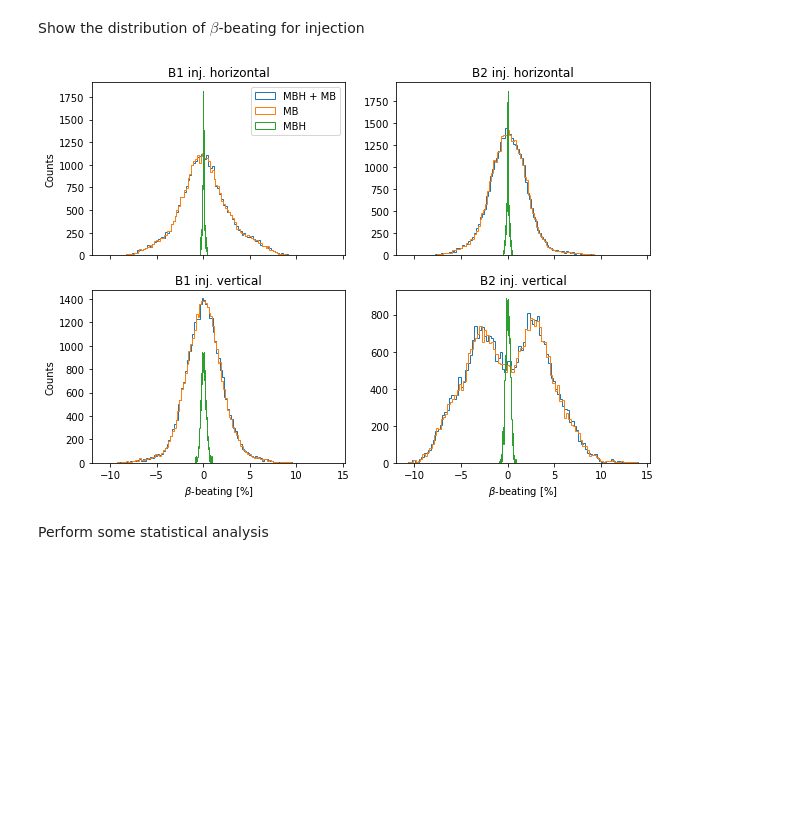
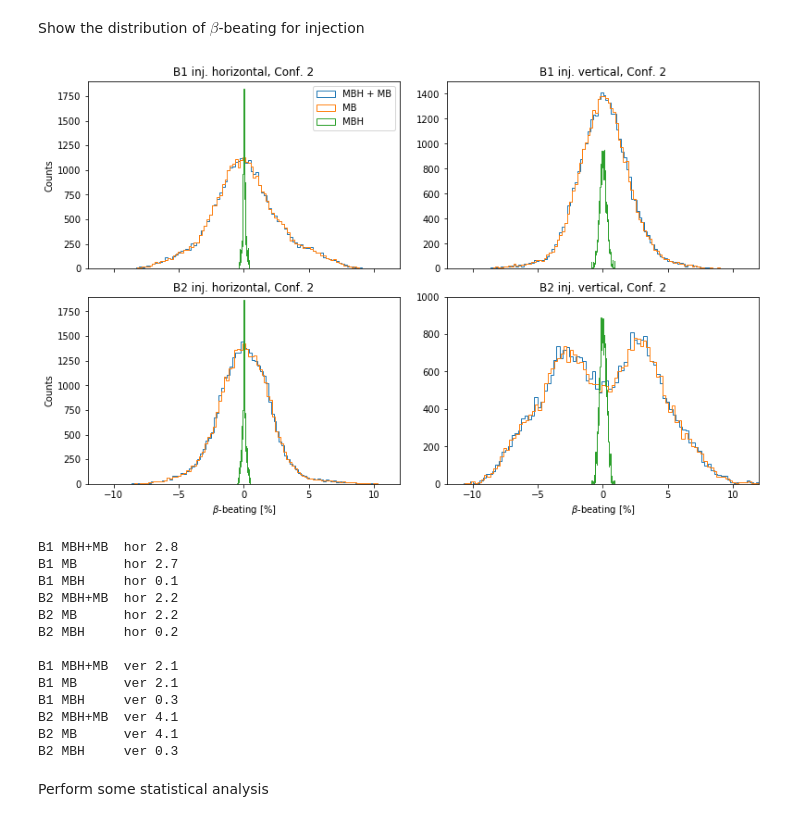
Before and after one commit to mtitze/HL-LHC, a Jupyter notebook: analyses/analysis_da_hllhc.ipynb, the cells around one changed output. Cells and saved outputs as stored; diff of their text form; code cells hidden in the pictures; blank space fills up the shorter version.

```diff
--- a/analyses/analysis_da_hllhc.ipynb
+++ b/analyses/analysis_da_hllhc.ipynb
@@ -43,6 +43,8 @@ Load the data from the studies into a dictionary
 data = {}
 for _study in studies:
     data[_study] = da.davsang(_study, directory = '/home/phermes/development/SixDeskDB/')
+# %%
+tcld = {'-1': "Conf. 1", "0": "Conf. 2", "1": "Conf. 3"}
 # %% [markdown]
 Plot and compare the data
 # %%
@@ -69,0 +111,4 @@ plt.show()
+# %%
+newdata = {}
+for _key in data.keys():
+    newdata[_key] = get_min_da_evolution(_key)
@@ -131,0 +329,4 @@ plt.show()
+# %%
+newdata = {}
+for _key in data.keys():
+    newdata[_key] = get_min_da_evolution(_key)
@@ -147,6 +535,9 @@ nametemp = 'HLLHC_B{0}_{1}_MBH{2}_MB{3}_BPM_seed_{4}_ql_{5}.tfs'
 # %% [markdown]
 Load the reference optics [without any field errors, perfect machine]
 # %%
+datadir  = '/media/phermes/local/170901_MBH_field_errors/B2_in_collision/170801_beta_beat/twiss_BPM/'   # dir in which data is stored
+nametemp = 'HLLHC_B{0}_{1}_MBH{2}_MB{3}_BPM_seed_{4}_ql_{5}.tfs'                     # filename template
+
 b1inj = bb.load_twiss('{0}/HLLHC_B1_inj_MBH0_MB0_BPM_seed_1_ql_1.0000.tfs'.format(datadir))
 b2inj = bb.load_twiss('{0}/HLLHC_B2_inj_MBH0_MB0_BPM_seed_1_ql_1.0000.tfs'.format(datadir))
 
@@ -185,39 +576,70 @@ bb23y, _ = bb.get_bb_all_seeds(datadir+'HLLHC_B2_inj_MBH1_MB0_BPM_seed_{0}_ql_1.
 # %% [markdown]
 Show the distribution of $\beta$-beating for injection
 # %%
-fig, ((ax1,ax2), (ax3,ax4)) = plt.subplots(2,2, sharex=True,figsize=[10,7])
+# fig, ((ax1,ax2), (ax3,ax4)) = plt.subplots(2,2, sharex=True,figsize=[10,7])
+fig, ((ax1,ax3), (ax2,ax4)) = plt.subplots(2, 2, sharex=True,figsize=[13,8])
+
+conf="Conf. 2"
+mode="inj"
 
 ax1.hist(bb11x*100,bins=100,histtype='step',label='MBH + MB')
 ax1.hist(bb12x*100,bins=100,histtype='step',label='MB')
 ax1.hist(bb13x*100,bins=100,histtype='step',label='MBH')
-ax1.set_title('B1 inj. horizontal')
+ax1.set_title('B1 {0}. horizontal, {1}'.format(mode,conf))
 ax1.legend()
 
 ax2.hist(bb21x*100,bins=100,histtype='step')
 ax2.hist(bb22x*100,bins=100,histtype='step')
 ax2.hist(bb23x*100,bins=100,histtype='step')
-ax2.set_title('B2 inj. horizontal')
+ax2.set_title('B2 {0}. horizontal, {1}'.format(mode,conf))
 
 ax3.hist(bb11y*100,bins=100,histtype='step')
 ax3.hist(bb12y*100,bins=100,histtype='step')
 ax3.hist(bb13y*100,bins=100,histtype='step')
-ax3.set_title('B1 inj. vertical')
+ax3.set_title('B1 {0}. vertical, {1}'.format(mode,conf))
 
 ax4.hist(bb21y*100,bins=100,histtype='step')
 ax4.hist(bb22y*100,bins=100,histtype='step')
 ax4.hist(bb23y*100,bins=100,histtype='step')
-ax4.set_title('B2 inj. vertical')
+ax4.set_title('B2 {0}. vertical, {1}'.format(mode,conf))
+
+for ax in [ax2, ax4]:
+    ax.set_xlabel(r'$\beta$-beating [%]')
+
+for ax in [ax1, ax2]:
+    ax.set_ylabel(r'Counts')
+
+ax1.set_xlim(-12,12)
+ax2.set_xlim(-12,12)
+# ax3.set_xlim(0,1500)
+# ax4.set_xlim(0,900)
+
+ax1.set_ylim(0,1900)
+ax2.set_ylim(0,1900)
+ax3.set_ylim(0,1500)
+ax4.set_ylim(0,1000)
 
 
-for ax in [ax3, ax4]:
-    ax.set_xlabel(r'$\beta$-beating [%]')
+plt.subplots_adjust(wspace=0.15, hspace=0.15)
+plt.savefig('output/bbeat_injection_conf2.pdf',bbox_inches='tight')
+plt.show()
 
-for ax in [ax1, ax3]:
-    ax.set_ylabel(r'Counts')
-
-plt.show()
+print_summary()
 # %% [output]
-[figure, old version]
+[figure, new version]
+B1 MBH+MB  hor 2.8
+B1 MB      hor 2.7
+B1 MBH     hor 0.1
+B2 MBH+MB  hor 2.2
+B2 MB      hor 2.2
+B2 MBH     hor 0.2
+
+B1 MBH+MB  ver 2.1
+B1 MB      ver 2.1
+B1 MBH     ver 0.3
+B2 MBH+MB  ver 4.1
+B2 MB      ver 4.1
+B2 MBH     ver 0.3
 # %% [markdown]
 Perform some statistical analysis
 # %%
```
Also changed, not shown: parts of 25 cells of this notebook, 4 other files.
